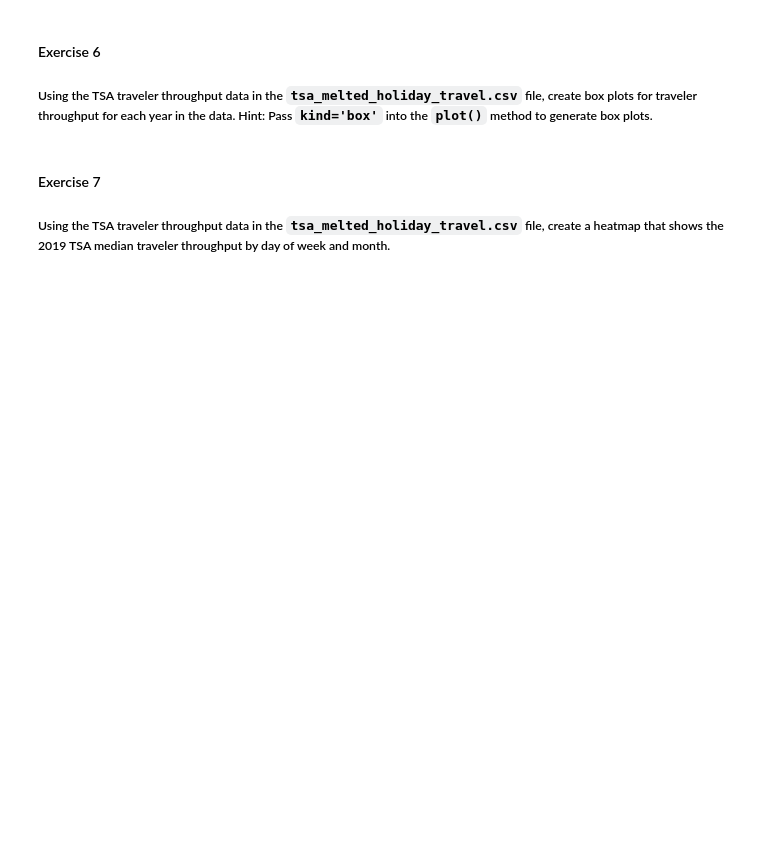
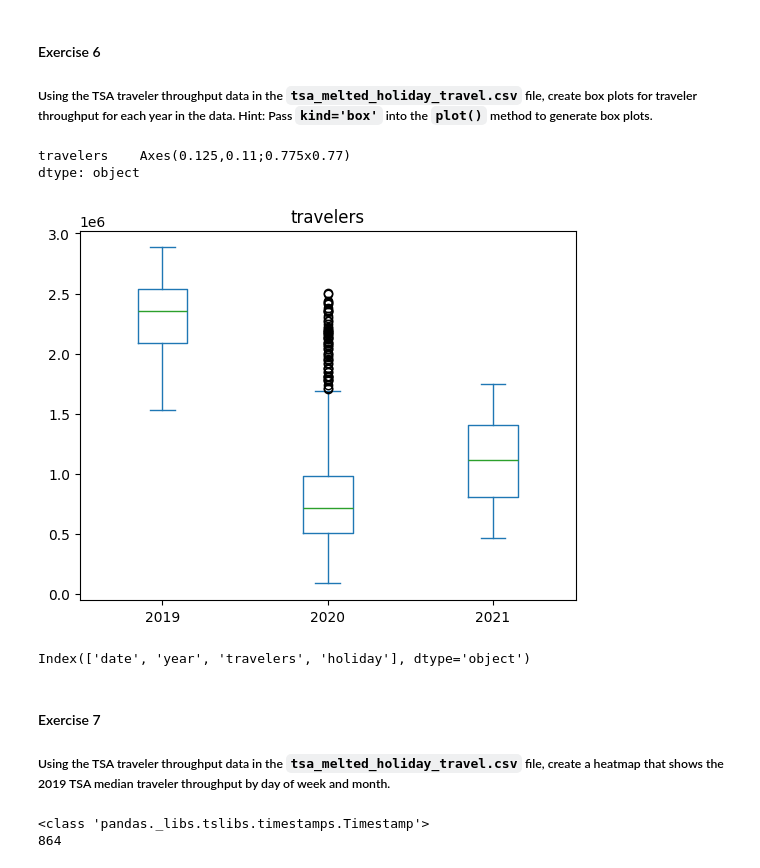
Before and after one commit to SU-IST707-SP25/student-weekly-1-Arun-prasadh18, a Jupyter notebook: part-2/weekly-exercises.ipynb, the cells around one changed output. Cells and saved outputs as stored; diff of their text form; code cells hidden in the pictures; blank space fills up the shorter version.

```diff
--- a/part-2/weekly-exercises.ipynb
+++ b/part-2/weekly-exercises.ipynb
@@ -52,6 +90,30 @@ meteorite_df.head()
 # %% [markdown]
 #### Exercise 6
 ##### Using the TSA traveler throughput data in the `tsa_melted_holiday_travel.csv` file, create box plots for traveler throughput for each year in the data. Hint: Pass `kind='box'` into the `plot()` method to generate box plots.
+# %%
+tsa_df=pd.read_csv('/workspaces/student-weekly-1-Arun-prasadh18/part-2/data/tsa_melted_holiday_travel.csv')
+tsa_df.plot(kind='box',by='year')
+# %% [output]
+travelers    Axes(0.125,0.11;0.775x0.77)
+dtype: object
+[figure, added]
+# %%
+tsa_df.columns
+# %% [output]
+Index(['date', 'year', 'travelers', 'holiday'], dtype='object')
 # %% [markdown]
 #### Exercise 7
 ##### Using the TSA traveler throughput data in the `tsa_melted_holiday_travel.csv` file, create a heatmap that shows the 2019 TSA median traveler throughput by day of week and month.
+# %%
+import seaborn as sns
+#date_format = "%Y-%m-%d"
+#tsa_df['date'] = datetime.strptime(tsa_df['date'].apply(str), date_format)
+tsa_df['date'] = pd.to_datetime(tsa_df['date'])
+print(type(tsa_df['date'][0]))
+print(len(tsa_df))
+#tsa_df_2019 = tsa_df[tsa_df['date'].dt.year == 2019]
+#len(tsa_df_2019)
+#sns.heatmap(tsa_df)
+# %% [output]
+<class 'pandas._libs.tslibs.timestamps.Timestamp'>
+864
```
Also changed, not shown: parts of 5 cells of this notebook.
